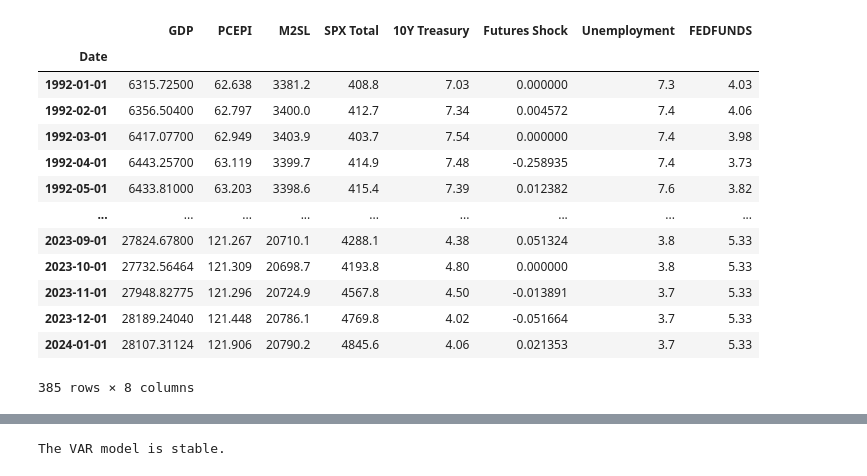
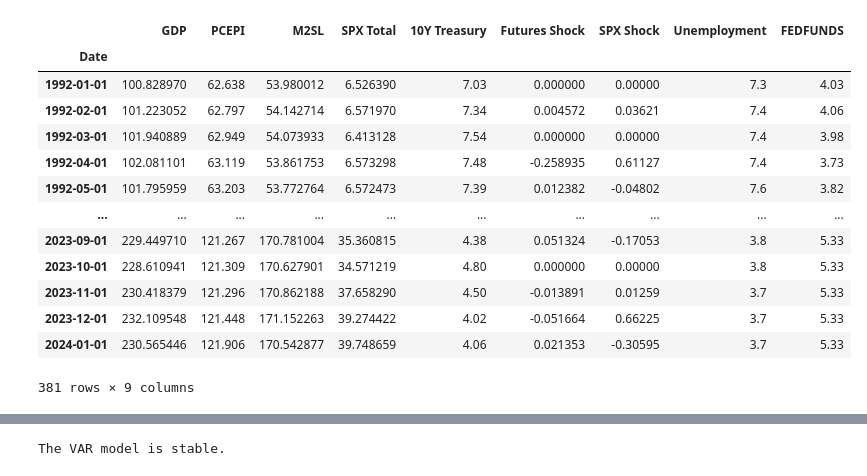
Before and after one commit to GianiRanzetti/BayesianVAR-Monetary-Policy-Effect-On-Asset-Prices, a Jupyter notebook: svar_irfs.ipynb, the cells around one changed output, grey strips where cells are left out. Saved outputs shown, nothing was run; the diff lists cells and outputs as text; code cells hidden in the pictures.

```diff
--- a/svar_irfs.ipynb
+++ b/svar_irfs.ipynb
@@ -22,22 +23,28 @@ from statsmodels.tsa.vector_ar.vecm import *
 # %%
 data = pd.read_excel('Assignment 2 Data.xlsx', sheet_name='Condensed (final) data', engine='openpyxl')
 #display(data)
 
-spy_data = data[['Date', 'GDP', 'PCEPI', 'M2SL', 'SPX Total', '10Y Treasury', 'Futures Shock', 'Unemployment', 'FEDFUNDS']].dropna()
+spy_data = data[['Date', 'GDP', 'PCEPI', 'M2SL', 'SPX Total', '10Y Treasury', 'Futures Shock', 'SPX Shock', 'Unemployment', 'FEDFUNDS']].dropna()
 spy_data.set_index('Date', inplace=True)
+
+#Transaform monetary variables into real terms
+spy_data['M2SL'] = spy_data['M2SL'] / spy_data['PCEPI']
+spy_data['GDP'] = spy_data['GDP'] / spy_data['PCEPI']
+spy_data['SPX Total'] = spy_data['SPX Total'] / spy_data['PCEPI']
+
 display(spy_data)
 # %% [output]
-|  | GDP | PCEPI | M2SL | SPX Total | 10Y Treasury | Futures Shock | Unemployment | FEDFUNDS |
-| Date |  |  |  |  |  |  |  |  |
-| 1992-01-01 | 6315.72500 | 62.638 | 3381.2 | 408.8 | 7.03 | 0.000000 | 7.3 | 4.03 |
-| 1992-02-01 | 6356.50400 | 62.797 | 3400.0 | 412.7 | 7.34 | 0.004572 | 7.4 | 4.06 |
-| 1992-03-01 | 6417.07700 | 62.949 | 3403.9 | 403.7 | 7.54 | 0.000000 | 7.4 | 3.98 |
-| 1992-04-01 | 6443.25700 | 63.119 | 3399.7 | 414.9 | 7.48 | -0.258935 | 7.4 | 3.73 |
-| 1992-05-01 | 6433.81000 | 63.203 | 3398.6 | 415.4 | 7.39 | 0.012382 | 7.6 | 3.82 |
-| ... | ... | ... | ... | ... | ... | ... | ... | ... |
-| 2023-09-01 | 27824.67800 | 121.267 | 20710.1 | 4288.1 | 4.38 | 0.051324 | 3.8 | 5.33 |
-| 2023-10-01 | 27732.56464 | 121.309 | 20698.7 | 4193.8 | 4.80 | 0.000000 | 3.8 | 5.33 |
-| 2023-11-01 | 27948.82775 | 121.296 | 20724.9 | 4567.8 | 4.50 | -0.013891 | 3.7 | 5.33 |
-| 2023-12-01 | 28189.24040 | 121.448 | 20786.1 | 4769.8 | 4.02 | -0.051664 | 3.7 | 5.33 |
-| 2024-01-01 | 28107.31124 | 121.906 | 20790.2 | 4845.6 | 4.06 | 0.021353 | 3.7 | 5.33 |
+|  | GDP | PCEPI | M2SL | SPX Total | 10Y Treasury | Futures Shock | SPX Shock | Unemployment | FEDFUNDS |
+| Date |  |  |  |  |  |  |  |  |  |
+| 1992-01-01 | 100.828970 | 62.638 | 53.980012 | 6.526390 | 7.03 | 0.000000 | 0.00000 | 7.3 | 4.03 |
+| 1992-02-01 | 101.223052 | 62.797 | 54.142714 | 6.571970 | 7.34 | 0.004572 | 0.03621 | 7.4 | 4.06 |
+| 1992-03-01 | 101.940889 | 62.949 | 54.073933 | 6.413128 | 7.54 | 0.000000 | 0.00000 | 7.4 | 3.98 |
+| 1992-04-01 | 102.081101 | 63.119 | 53.861753 | 6.573298 | 7.48 | -0.258935 | 0.61127 | 7.4 | 3.73 |
+| 1992-05-01 | 101.795959 | 63.203 | 53.772764 | 6.572473 | 7.39 | 0.012382 | -0.04802 | 7.6 | 3.82 |
+| ... | ... | ... | ... | ... | ... | ... | ... | ... | ... |
+| 2023-09-01 | 229.449710 | 121.267 | 170.781004 | 35.360815 | 4.38 | 0.051324 | -0.17053 | 3.8 | 5.33 |
+| 2023-10-01 | 228.610941 | 121.309 | 170.627901 | 34.571219 | 4.80 | 0.000000 | 0.00000 | 3.8 | 5.33 |
+| 2023-11-01 | 230.418379 | 121.296 | 170.862188 | 37.658290 | 4.50 | -0.013891 | 0.01259 | 3.7 | 5.33 |
+| 2023-12-01 | 232.109548 | 121.448 | 171.152263 | 39.274422 | 4.02 | -0.051664 | 0.66225 | 3.7 | 5.33 |
+| 2024-01-01 | 230.565446 | 121.906 | 170.542877 | 39.748659 | 4.06 | 0.021353 | -0.30595 | 3.7 | 5.33 |
-385 rows × 8 columns
+381 rows × 9 columns
```
Also changed, not shown: parts of 23 cells of this notebook, 9 other files.
